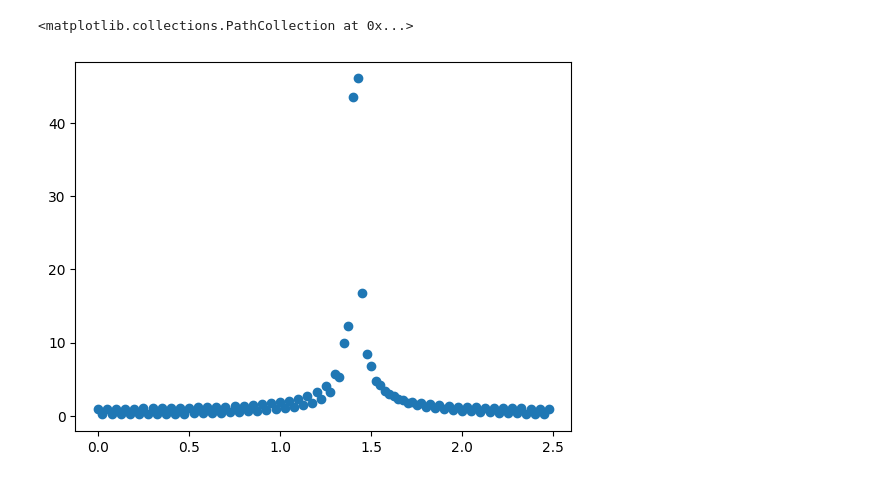
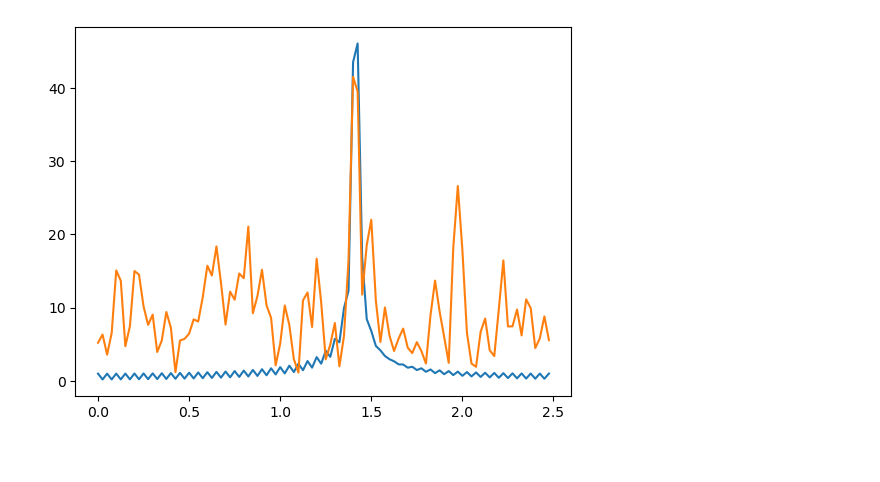
Before and after one commit to danielF235/Met-Comp2-G15, a Jupyter notebook: taller1.ipynb, the cells around one changed output. Drawn from its saved outputs; the diff is of its cells as text; code cells hidden in the pictures.

```diff
--- a/taller1.ipynb
+++ b/taller1.ipynb
@@ -16,14 +16,18 @@ def DFT(x, y)->tuple:
 # %%
 #Punto 2
 
 def Signal (t):
     return np.sin(2*np.pi*np.sqrt(2)*t)
 
 t=np.linspace(0,20,100)
 signal=Signal(t)
+ruido=np.random.normal(0,1,len(signal))
+signal_noise=signal+ruido
 
 frecuencias, transformada= DFT(t,signal)
-plt.scatter(frecuencias, np.absolute(transformada))
+frecuencias_ruido,transformada_ruido=DFT(t,signal_noise)
+plt.plot(frecuencias, np.absolute(transformada))
+plt.plot(frecuencias_ruido,np.absolute(transformada_ruido))
+plt.show()
 # %% [output]
-<matplotlib.collections.PathCollection at 0x...>
-[figure, old version]
+[figure, new version]
```
